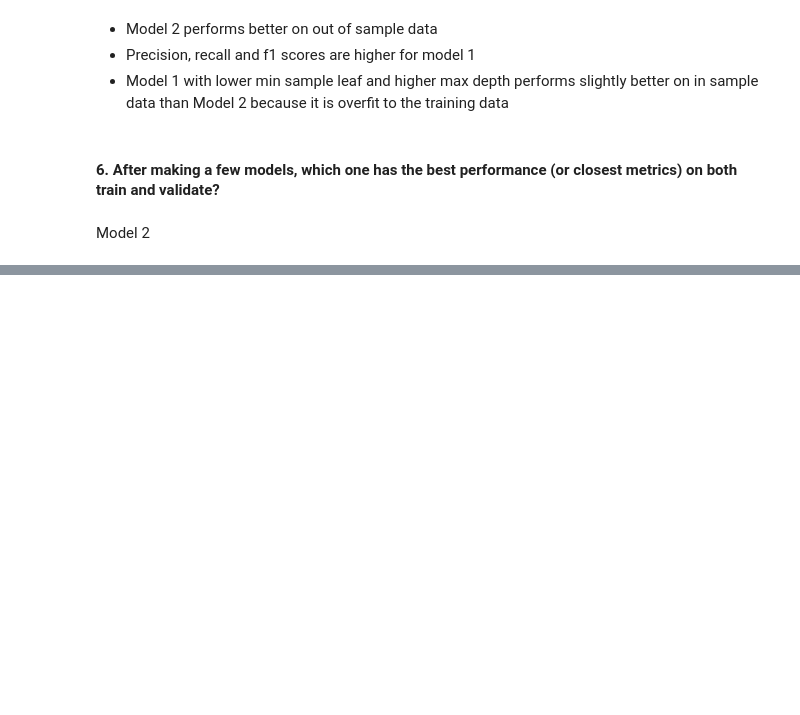
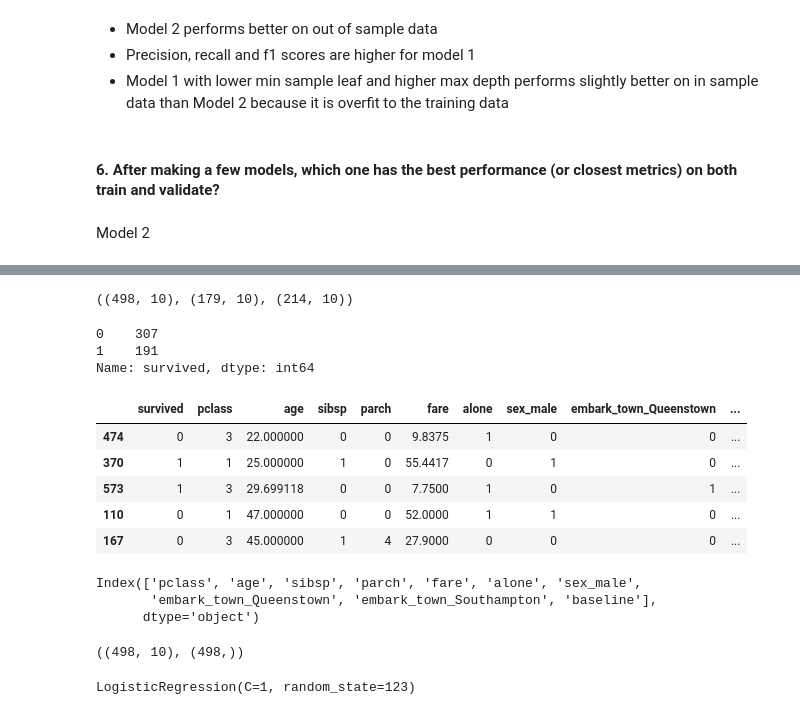
Before and after one commit to mariamnaqvi/classification-exercises, a Jupyter notebook: model.ipynb, the cells around one changed output, grey strips where cells are left out. Cells and saved outputs as stored; diff of their text form; code cells hidden in the pictures; blank space fills up the shorter version.

```diff
--- a/model.ipynb
+++ b/model.ipynb
@@ -455,0 +656,4 @@ Model 2
+# %%
+# replace null values (NaN) with mean age
+df['age'] = df['age'].fillna(df.age.mean())
+df['age'].value_counts(dropna=False)
@@ -455,0 +678,55 @@ Model 2
+# %%
+def prep_titanic_data(df):
+    '''
+    takes in a dataframe of the titanic dataset as it is acquired and returns a cleaned dataframe
+    argument: df: a pandas df with expected feature names and columns
+    return: train, test, split: three dataframes with the cleanining operations performed on them
+    '''
+    #drop duplicates
+    df = df.drop_duplicates()
+    # drop cols we dont need in our model
+    df = df.drop(columns= ['deck', 'embarked', 'class', 'passenger_id'])
+    df['age'] = df['age'].fillna(df.age.mean())
+    # replace missing values using imputer
+    df = impute_mode(df)
+    # divide df into a training and test dataset
+    train, test = train_test_split(df, test_size= 0.2, random_state= 1349, stratify = df.survived)
+    # divide train dataset into train and validate
+    train, validate = train_test_split(train, train_size= 0.7, random_state=1349, stratify = train.survived)
+    # change object dtype cols to integers
+    dummy_train = pd.get_dummies(train[['sex','embark_town']], drop_first=[True, True])
+    dummy_validate = pd.get_dummies(validate[['sex','embark_town']], drop_first=[True, True])
+    dummy_test = pd.get_dummies(test[['sex','embark_town']], drop_first=[True, True])
+    # merge each dummy df with appropriate dataset
+    train = pd.concat([train, dummy_train], axis = 1)
+    validate = pd.concat([validate, dummy_validate], axis = 1)
+    test = pd.concat([test, dummy_test], axis = 1)
+    # drop columns that have been converted to integers via dummy dfs
+    train = train.drop(columns = ['sex','embark_town'])
+    validate = validate.drop(columns = ['sex','embark_town'])
+    test = test.drop(columns = ['sex','embark_town'])
+    # return the three datasets
+    return train, validate, test
+# %%
+train, test, validate = prep_titanic_data(acquire.get_titanic_data())
+# %%
+train.shape, validate.shape, test.shape
+# %% [output]
+((498, 10), (179, 10), (214, 10))
+# %%
+train.survived.value_counts()
+# %% [output]
+0    307
+1    191
+Name: survived, dtype: int64
+# %%
+train['baseline'] = 0
+# %%
+train.head()
+# %% [output]
+|  | survived | pclass | age | sibsp | parch | fare | alone | sex_male | embark_town_Queenstown | ... |
+| 474 | 0 | 3 | 22.000000 | 0 | 0 | 9.8375 | 1 | 0 | 0 | ... |
+| 370 | 1 | 1 | 25.000000 | 1 | 0 | 55.4417 | 0 | 1 | 0 | ... |
+| 573 | 1 | 3 | 29.699118 | 0 | 0 | 7.7500 | 1 | 0 | 1 | ... |
+| 110 | 0 | 1 | 47.000000 | 0 | 0 | 52.0000 | 1 | 1 | 0 | ... |
+| 167 | 0 | 3 | 45.000000 | 1 | 4 | 27.9000 | 0 | 0 | 0 | ... |
@@ -455,0 +742,10 @@ Model 2
+# %%
+X_train.columns
+# %% [output]
+Index(['pclass', 'age', 'sibsp', 'parch', 'fare', 'alone', 'sex_male',
+       'embark_town_Queenstown', 'embark_town_Southampton', 'baseline'],
+      dtype='object')
+# %%
+X_train.shape, y_train.shape
+# %% [output]
+((498, 10), (498,))
@@ -455,0 +758,5 @@ Model 2
+# %%
+# fit the model
+logit1.fit(X_train[feats], y_train)
+# %% [output]
+LogisticRegression(C=1, random_state=123)
```
Also changed, not shown: parts of 66 cells of this notebook.
